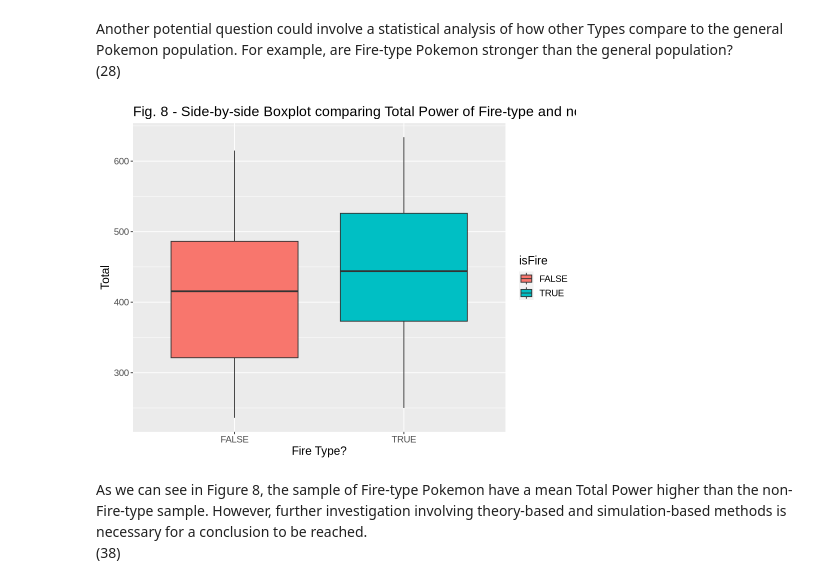
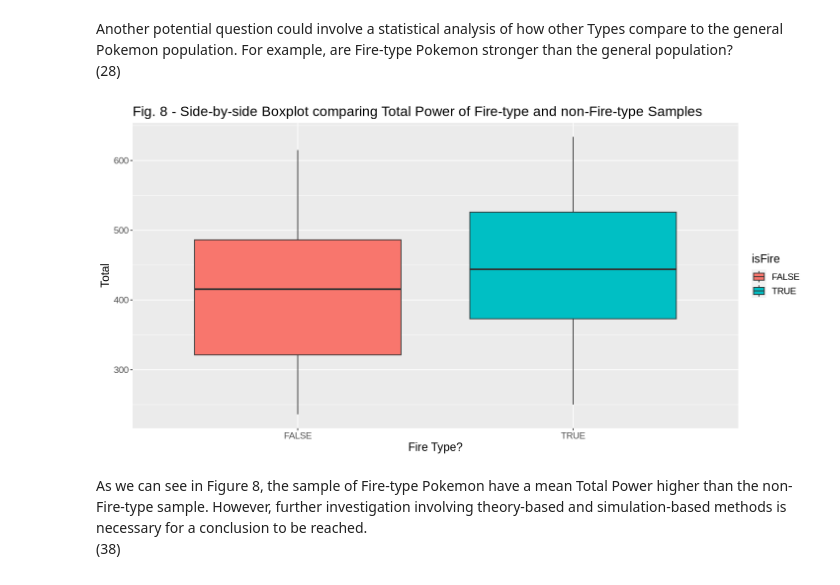
Before and after one commit to dleo22/STAT201-FinalProject, a Jupyter notebook: FinalProposal_v.0.6.ipynb, the cells around one changed output. Saved outputs shown, nothing was run; the diff lists cells and outputs as text; code cells hidden in the pictures.

```diff
--- a/FinalProposal_v.0.6.ipynb
+++ b/FinalProposal_v.0.6.ipynb
@@ -373,31 +391,31 @@ Another potential question could involve a statistical analysis of how other Typ
 (28)
 # %%
 set.seed(1000)
-options(repr.plot.width = 8)
+options(repr.plot.width = 12)
 ## Creating sample of size 30 of Fire-type Pokemon
 fire_sample <- pokemon |>
     filter(Type_1 == "Fire" | Type_2 == "Fire") |>
     sample_n(size = 30)
 
 ## Creating sample (size = 30) of non-Fire-type Pokemon
 non_fire_sample <- pokemon |>
     filter(Type_1 != "Fire" & Type_2 != "Fire") |>
     sample_n(size = 30)
 
 ## Creating a combined dataset of the two samples
 combined_fire_sample = rbind(fire_sample,non_fire_sample) |>
     mutate(isFire = Type_1 == "Fire" | Type_2 == "Fire" & (!is.na(Type_2)))
 
 ## Visualising data in side-by-side box-plot
 fire_box_plot <- combined_fire_sample |>
     ggplot(aes(x = isFire, y = Total, fill = isFire)) +
     geom_boxplot() +
     ggtitle("Fig. 8 - Side-by-side Boxplot comparing Total Power of Fire-type and non-Fire-type Samples") +
     xlab("Fire Type?") +
     theme(text = element_text(size = 14))
 fire_box_plot
 # %% [output]
-[figure, old version]
+[figure, new version]
 # %% [markdown]
 As we can see in Figure 8, the sample of Fire-type Pokemon have a mean Total Power higher than the non-Fire-type sample. However, further investigation involving theory-based and simulation-based methods is necessary for a conclusion to be reached. \
 (38)
```
Also changed, not shown: parts of 5 cells of this notebook.
